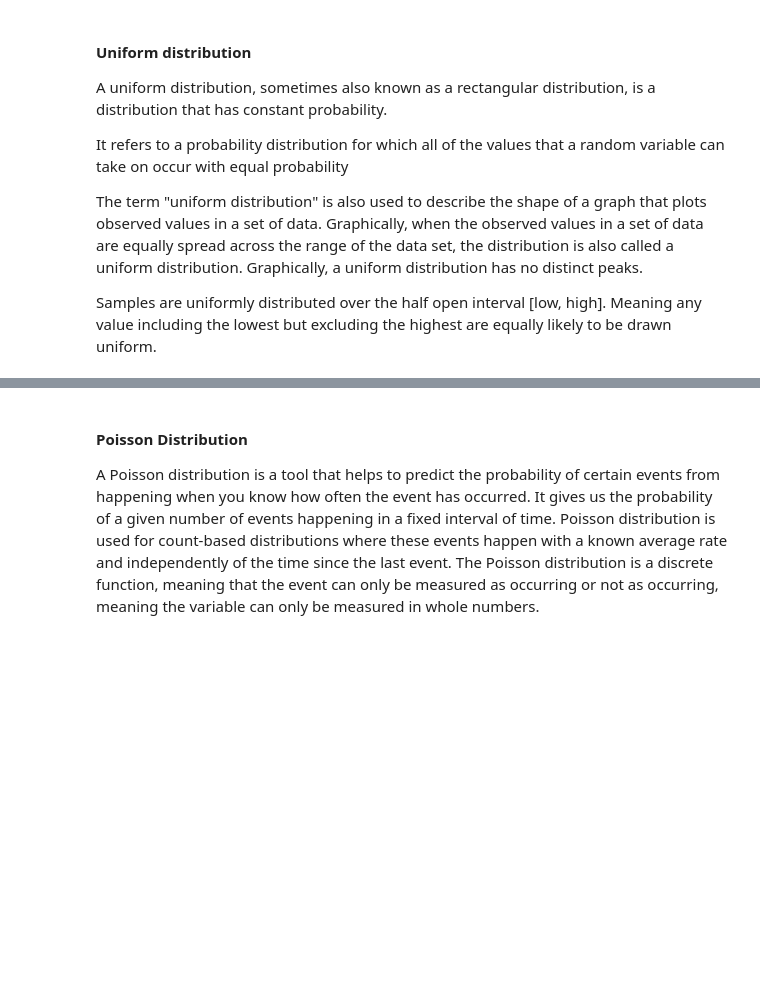
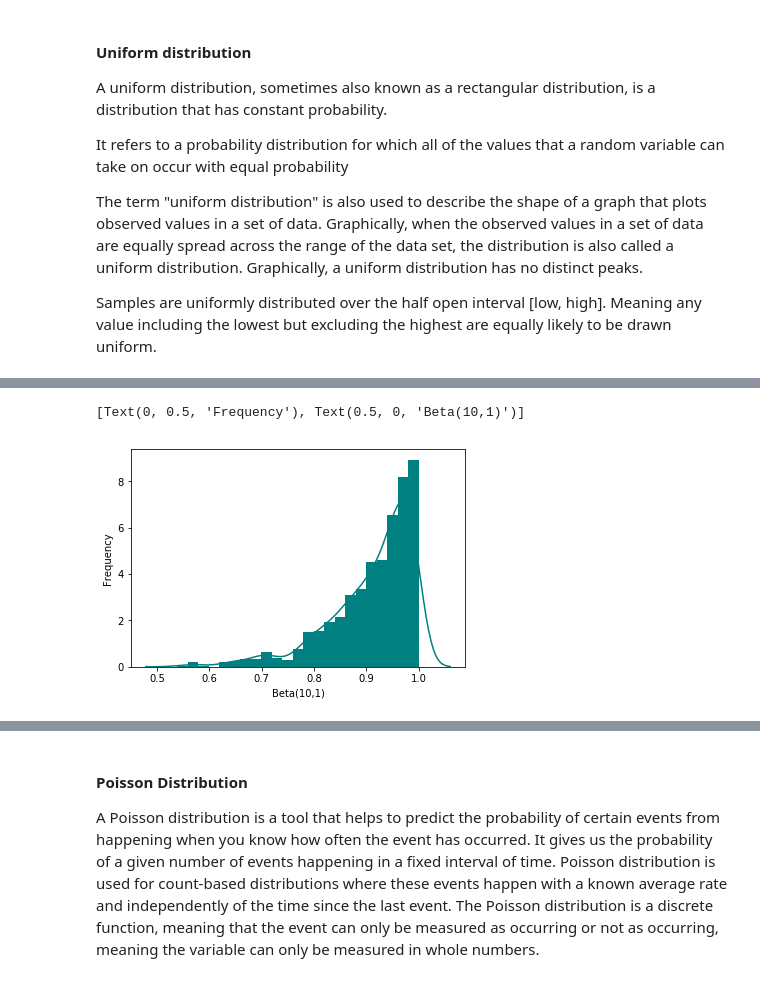
Before and after one commit to kevindooley/programming_DA_project_2019, a Jupyter notebook: numpy_tutorial.ipynb, the cells around one changed output, grey strips where cells are left out. Drawn from its saved outputs; the diff is of its cells as text; code cells hidden in the pictures; blank space fills up the shorter version.

```diff
--- a/numpy_tutorial.ipynb
+++ b/numpy_tutorial.ipynb
@@ -415,0 +450,10 @@ NameError: name 'uniform' is not defined
+# %%
+#verify if data skewed right
+beta_example = beta.rvs(10, 1, size=1000)
+#density-yes, colour, linewidth
+beta_plot=sn.distplot(beta_example, kde=True, color='teal', hist_kws={'linewidth':15, 'alpha':1})
+#plot labels
+beta_plot.set(xlabel="Beta(10,1)", ylabel="Frequency")
+# %% [output]
+[Text(0, 0.5, 'Frequency'), Text(0.5, 0, 'Beta(10,1)')]
+[figure, added]
```
Also changed, not shown: parts of 24 cells of this notebook.
